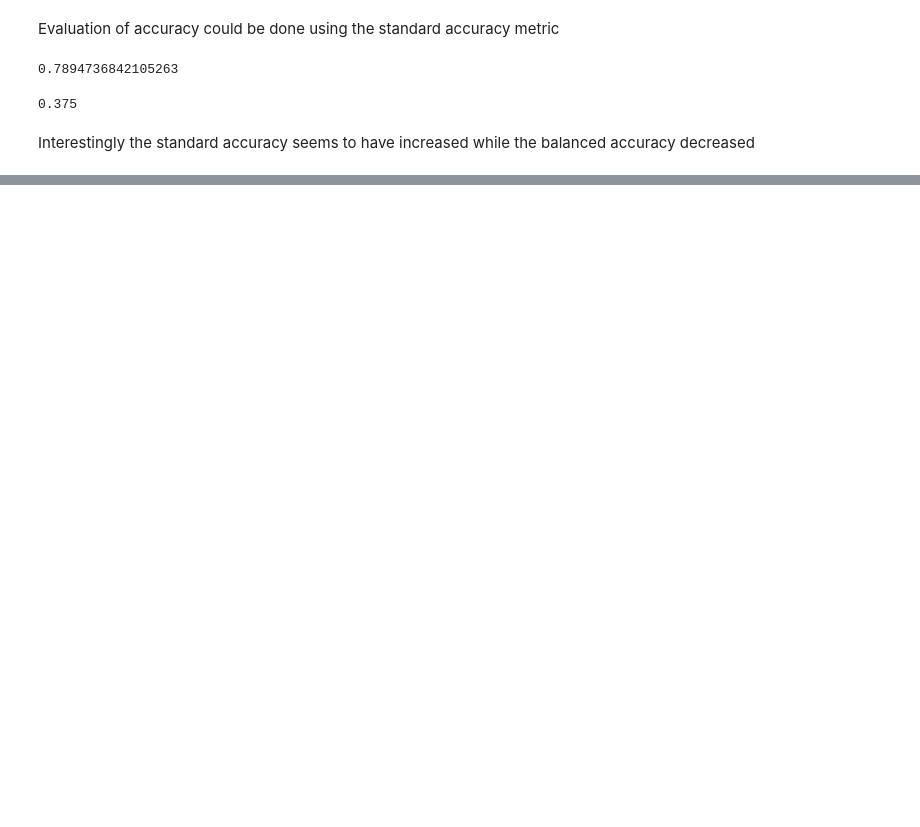
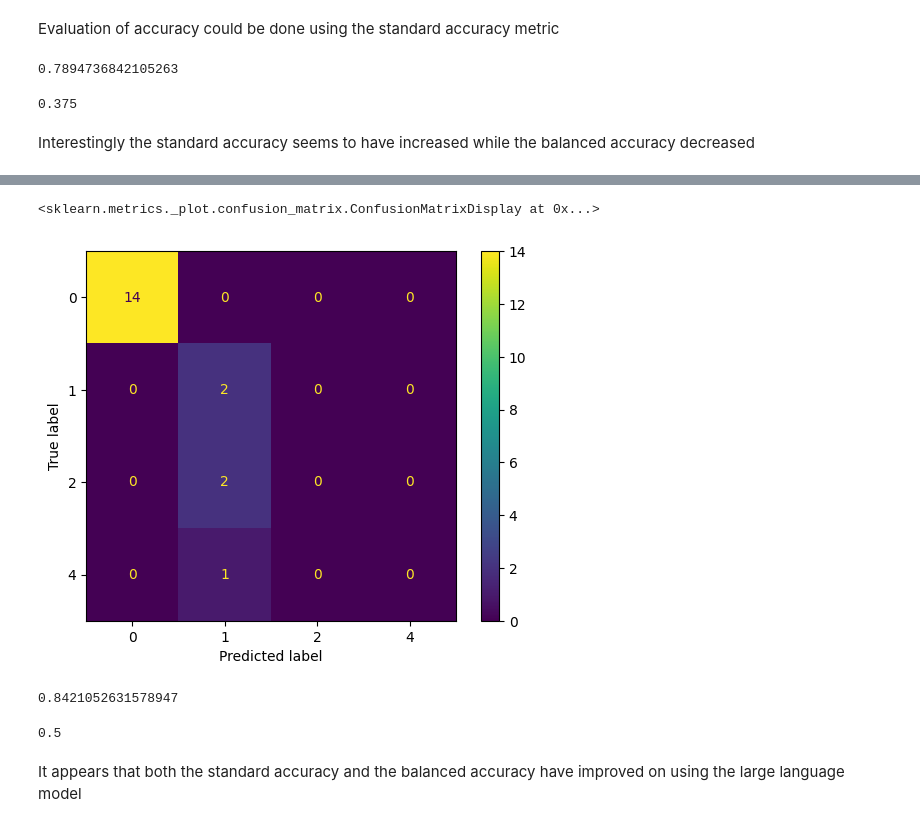
Before and after one commit to sumeetkd/sharedbooks, a Jupyter notebook: Classifications.ipynb, the cells around one changed output, grey strips where cells are left out. Cells and saved outputs as stored; diff of their text form; code cells hidden in the pictures; blank space fills up the shorter version.

Commit message:
Large Language Models

```diff
--- a/Classifications.ipynb
+++ b/Classifications.ipynb
@@ -384,0 +502,3 @@ Interestingly the standard accuracy seems to have increased while the balanced a
+# %%
+from transformers import AutoModelForSequenceClassification
+model = AutoModelForSequenceClassification.from_pretrained('bert/', num_labels=5)
@@ -384,0 +507,27 @@ Interestingly the standard accuracy seems to have increased while the balanced a
+# %%
+classifier = pipeline("text-classification", model=model, tokenizer=tokenizer)
+# %%
+predictions = []
+for item, label in zip(test_set['features'], test_set['label'].values):
+    if len(item)>512:
+        data = item[:512]
+    else:
+        data = item
+    predictions.append(classifier(data)[0]['label'])
+# %%
+final_predictions = [int(item.lstrip('LABEL_')) for item in predictions]
+# %%
+ConfusionMatrixDisplay.from_predictions(test_set['label'],final_predictions)
+# %% [output]
+<sklearn.metrics._plot.confusion_matrix.ConfusionMatrixDisplay at 0x...>
+[figure, added]
+# %%
+accuracy_score(test_set['label'],final_predictions)
+# %% [output]
+0.8421052631578947
+# %%
+balanced_accuracy_score(test_set['label'],final_predictions)
+# %% [output]
+0.5
+# %% [markdown]
+It appears that both the standard accuracy and the balanced accuracy have improved on using the large language model
```
Also changed, not shown: parts of 80 cells of this notebook.
